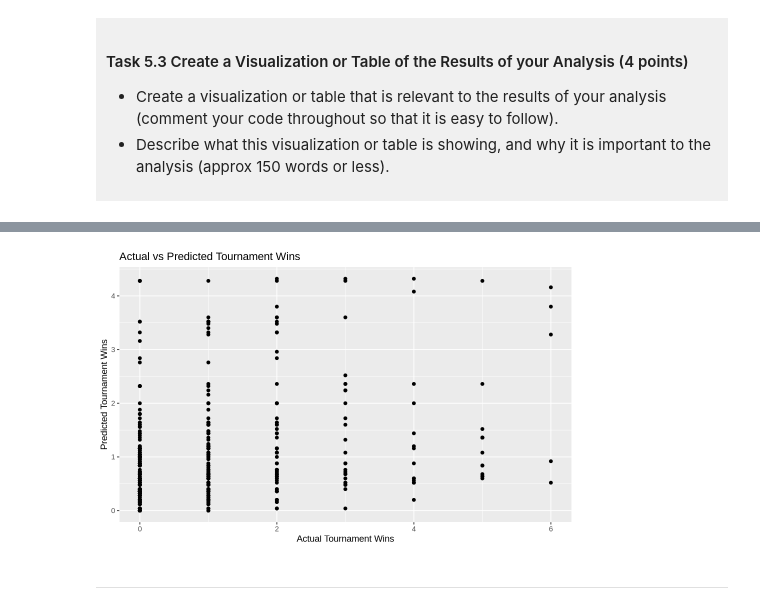
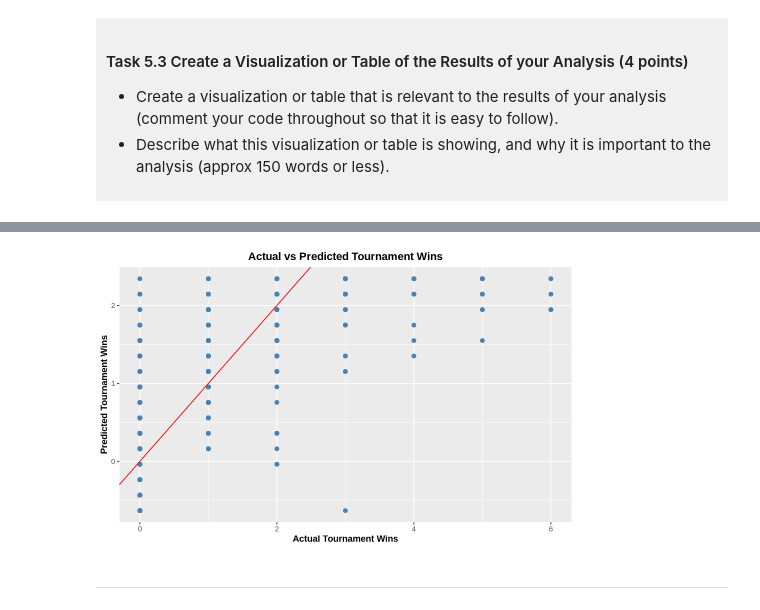
Before and after one commit to GaurJ5/dsci-100-project-gaurish-jain, a Jupyter notebook: dsci-100-project-notebook.ipynb, the cells around one changed output, grey strips where cells are left out. Saved outputs shown, nothing was run; the diff lists cells and outputs as text; code cells hidden in the pictures.

```diff
--- a/dsci-100-project-notebook.ipynb
+++ b/dsci-100-project-notebook.ipynb
@@ -212,9 +222,16 @@ Produce a tidy data set that could be used to answer your research question usin
 # %%
 # Select the columns that will be needed for my e research question
 march_madness_tidy <- march_madness |>
-  select(year, school, reg_wins, conf_wins,    #Choose the necessary data set for our models
-         tourney_wins, tourney_finish) |>
-  mutate(tourney_finish = as_factor(tourney_finish))
+  select(seed, tourney_wins)
 
-march_madness_tidy |> slice(1:6)        #we need onlt the first six rows of the dataset
+# Remove missing values and seed 0
+march_madness_tidy <- march_madness_tidy |>
+  filter(!is.na(seed), !is.na(tourney_wins), seed != 0)
+
+# Create a categorical variable
+march_madness_tidy <- march_madness_tidy |>
+  mutate(seed_category = as.factor(seed))
+
+# Display the first 6 rows
+head(march_madness_tidy)
 # %% [output]
@@ -516,14 +592,22 @@ ERROR: Error in eval(expr, envir, enclos): object 'march_madness_tidy' not found
 # %%
+# Set the graph dimensions
 options(repr.plot.width = 8, repr.plot.height = 5)
 
 # Compare actual and predicted tournament wins
 ggplot(predictions, aes(x = tourney_wins, y = .pred)) +
-  geom_point() +
-  labs(title = "Actual vs Predicted Tournament Wins",
-       x = "Actual Tournament Wins",
-       y = "Predicted Tournament Wins")
+  geom_point(colour = "steelblue", size = 2) +
+  geom_abline(intercept = 0, slope = 1, colour = "red") +
+  labs(
+    title = "Actual vs Predicted Tournament Wins",
+    x = "Actual Tournament Wins",
+    y = "Predicted Tournament Wins"
+  ) +
+  theme(
+    plot.title = element_text(hjust = 0.5, face = "bold"),
+    axis.title = element_text(face = "bold")
+  )
 # %% [output]
-[figure, old version]
+[figure, new version]
 # %% [markdown]
 -----
 # %% [markdown]
```
Also changed, not shown: parts of 18 cells of this notebook.
